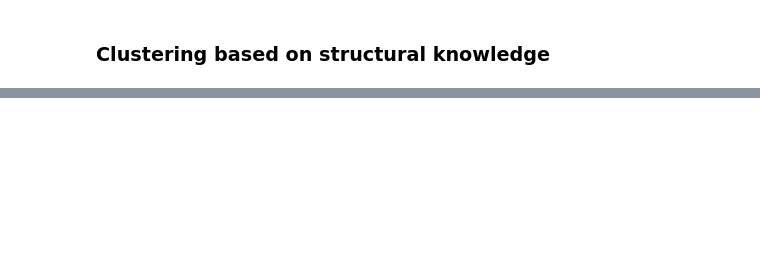
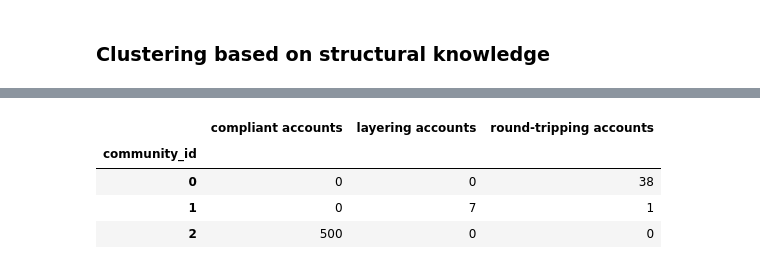
Before and after one commit to fratric/regSim, a Jupyter notebook: monitoring.ipynb, the cells around one changed output, grey strips where cells are left out. Saved outputs shown, nothing was run; the diff lists cells and outputs as text; code cells hidden in the pictures; blank space fills up the shorter version.

Commit message:
community detection added

```diff
--- a/monitoring.ipynb
+++ b/monitoring.ipynb
@@ -283,0 +335,32 @@ plt.show()
+# %%
+G = nx.from_pandas_edgelist(df, source='source', target='target', edge_attr=['amount', 'time'], create_using=nx.MultiDiGraph)
+
+#G_simple = nx.DiGraph()
+#for u, v, data in G.edges(data=True):
+#    if G_simple.has_edge(u, v):
+#        G_simple[u][v]['weight'] += data['amount']  # Sum weights
+#    else:
+#        G_simple.add_edge(u, v, weight=data['amount'])
+# %%
+communities = nx.community.louvain_communities(G, seed=123)
+# %%
+community_results = []
+for i, com in enumerate(communities):
+    ca_intersection_size = len(com.intersection(set(compliant_accounts)))
+    lr_intersection_size = len(com.intersection(set(lr.noncompliant_accounts)))
+    rt_intersection_size = len(com.intersection(set(rt.noncompliant_accounts)))
+    community_results.append({'compliant accounts':ca_intersection_size, 'layering accounts':lr_intersection_size, 'round-tripping accounts':rt_intersection_size})
+
+community_results = pd.DataFrame(community_results)
+
+community_results.index.rename('community_id', inplace=True)
+
+community_results.style.set_properties(**{'text-align': 'center'}) \
+    .set_table_styles([{'selector': 'th', 'props': [('font-size', '14px')]}]) \
+    .background_gradient(cmap="Blues")
+# %% [output]
+|  | compliant accounts | layering accounts | round-tripping accounts |
+| community_id |  |  |  |
+| 0 | 0 | 0 | 38 |
+| 1 | 0 | 7 | 1 |
+| 2 | 500 | 0 | 0 |
```
Also changed, not shown: parts of 13 cells of this notebook.
